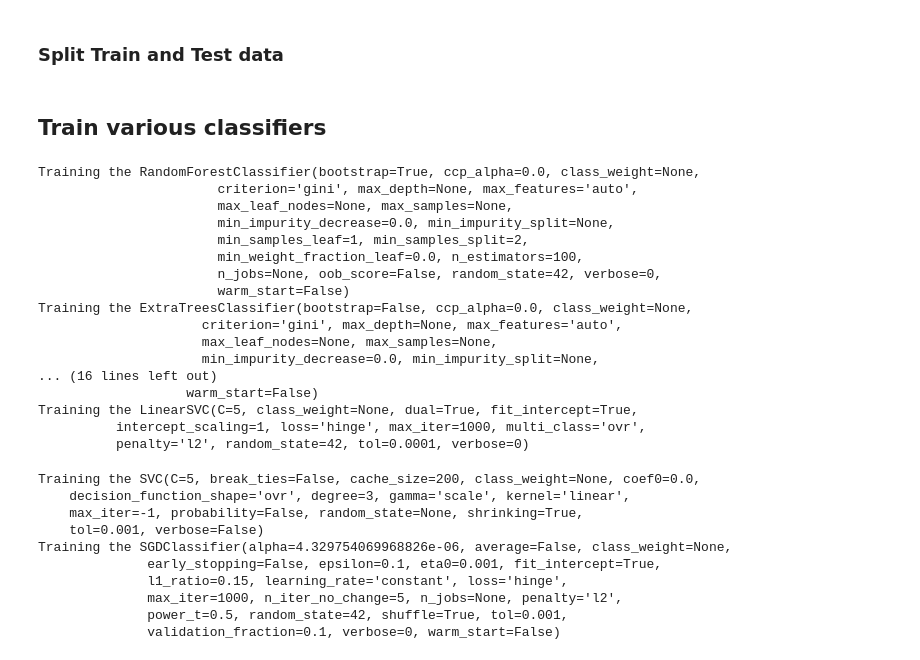
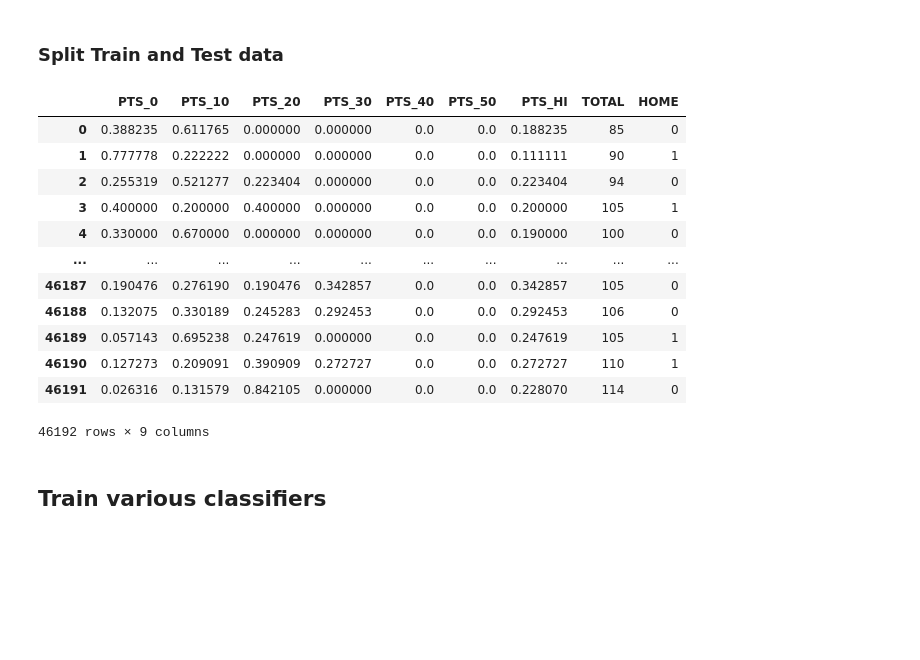
Before and after one commit to heshamg124/mltest, a Jupyter notebook: NBA_Team_Scoring_Analysis.ipynb, the cells around one changed output. Drawn from its saved outputs; the diff is of its cells as text; code cells hidden in the pictures; blank space fills up the shorter version.

```diff
--- a/NBA_Team_Scoring_Analysis.ipynb
+++ b/NBA_Team_Scoring_Analysis.ipynb
@@ -361,7 +389,10 @@ pc = parallel_coordinates(final_df, 'WON', color=('red', 'green'))
 # %%
 from sklearn.model_selection import train_test_split
 
-X = gd_final[['PTS_10','PTS_20','PTS_30','PTS_40','PTS_50','PTS_HI','TOTAL']]
+X = gd_final[['PTS_0','PTS_10','PTS_20','PTS_30','PTS_40','PTS_50','PTS_HI','TOTAL', 'HOME']]
+#X = gd_final[['PTS_0','PTS_10','PTS_20','PTS_30','PTS_40','PTS_50', 'HOME']]
+
+#X = gd_final[['PTS_0','PTS_10','PTS_20','PTS_HI','TOTAL']]
 y = gd_final[gd_final.columns[-1]]
 
 #split data into train + val set and test set
@@ -371,5 +402,21 @@ X_train_val, X_test, y_train_val, y_test = train_test_split(
 #split train into train set = 50k and val set = 10k
 X_train, X_val, y_train, y_val = train_test_split(
     X, y, test_size=0.1, random_state=42)
+# %%
+X
+# %% [output]
+|  | PTS_0 | PTS_10 | PTS_20 | PTS_30 | PTS_40 | PTS_50 | PTS_HI | TOTAL | HOME |
+| 0 | 0.388235 | 0.611765 | 0.000000 | 0.000000 | 0.0 | 0.0 | 0.188235 | 85 | 0 |
+| 1 | 0.777778 | 0.222222 | 0.000000 | 0.000000 | 0.0 | 0.0 | 0.111111 | 90 | 1 |
+| 2 | 0.255319 | 0.521277 | 0.223404 | 0.000000 | 0.0 | 0.0 | 0.223404 | 94 | 0 |
+| 3 | 0.400000 | 0.200000 | 0.400000 | 0.000000 | 0.0 | 0.0 | 0.200000 | 105 | 1 |
+| 4 | 0.330000 | 0.670000 | 0.000000 | 0.000000 | 0.0 | 0.0 | 0.190000 | 100 | 0 |
+| ... | ... | ... | ... | ... | ... | ... | ... | ... | ... |
+| 46187 | 0.190476 | 0.276190 | 0.190476 | 0.342857 | 0.0 | 0.0 | 0.342857 | 105 | 0 |
+| 46188 | 0.132075 | 0.330189 | 0.245283 | 0.292453 | 0.0 | 0.0 | 0.292453 | 106 | 0 |
+| 46189 | 0.057143 | 0.695238 | 0.247619 | 0.000000 | 0.0 | 0.0 | 0.247619 | 105 | 1 |
+| 46190 | 0.127273 | 0.209091 | 0.390909 | 0.272727 | 0.0 | 0.0 | 0.272727 | 110 | 1 |
+| 46191 | 0.026316 | 0.131579 | 0.842105 | 0.000000 | 0.0 | 0.0 | 0.228070 | 114 | 0 |
+46192 rows × 9 columns
 # %% [markdown]
 ## Train various classifiers
@@ -393,33 +422,0 @@ sgd_clf = SGDClassifier(loss="hinge", learning_rate="constant", eta0=0.001, alph
-# %%
-estimators = [random_forest_clf, extra_trees_clf, mlp_clf, log_clf, lin_clf, svm_clf, sgd_clf]
-for estimator in estimators:
-    print("Training the", estimator)
-    estimator.fit(X_train, y_train)
-# %% [output]
-Training the RandomForestClassifier(bootstrap=True, ccp_alpha=0.0, class_weight=None,
-                       criterion='gini', max_depth=None, max_features='auto',
-                       max_leaf_nodes=None, max_samples=None,
-                       min_impurity_decrease=0.0, min_impurity_split=None,
-                       min_samples_leaf=1, min_samples_split=2,
-                       min_weight_fraction_leaf=0.0, n_estimators=100,
-                       n_jobs=None, oob_score=False, random_state=42, verbose=0,
-                       warm_start=False)
-Training the ExtraTreesClassifier(bootstrap=False, ccp_alpha=0.0, class_weight=None,
-                     criterion='gini', max_depth=None, max_features='auto',
-                     max_leaf_nodes=None, max_samples=None,
-                     min_impurity_decrease=0.0, min_impurity_split=None,
-... (16 lines left out)
-                   warm_start=False)
-Training the LinearSVC(C=5, class_weight=None, dual=True, fit_intercept=True,
-          intercept_scaling=1, loss='hinge', max_iter=1000, multi_class='ovr',
-          penalty='l2', random_state=42, tol=0.0001, verbose=0)
-Training the SVC(C=5, break_ties=False, cache_size=200, class_weight=None, coef0=0.0,
-    decision_function_shape='ovr', degree=3, gamma='scale', kernel='linear',
-    max_iter=-1, probability=False, random_state=None, shrinking=True,
-    tol=0.001, verbose=False)
-Training the SGDClassifier(alpha=4.329754069968826e-06, average=False, class_weight=None,
-              early_stopping=False, epsilon=0.1, eta0=0.001, fit_intercept=True,
-              l1_ratio=0.15, learning_rate='constant', loss='hinge',
-              max_iter=1000, n_iter_no_change=5, n_jobs=None, penalty='l2',
-              power_t=0.5, random_state=42, shuffle=True, tol=0.001,
-              validation_fraction=0.1, verbose=0, warm_start=False)
```
Also changed, not shown: parts of 17 cells of this notebook.
